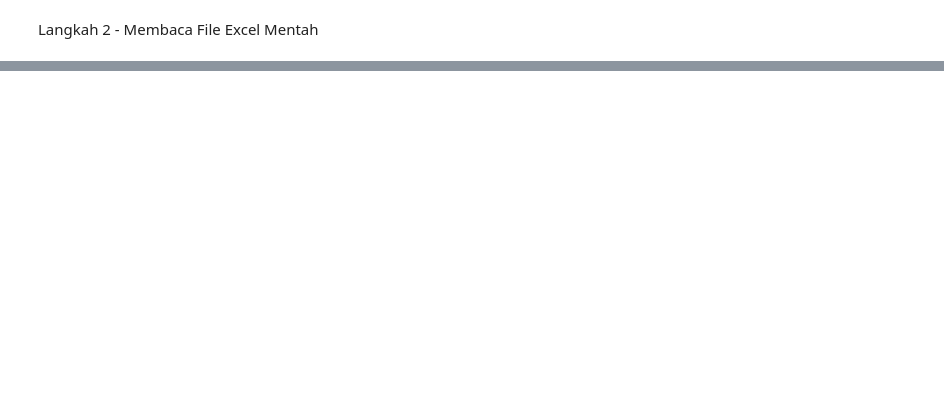
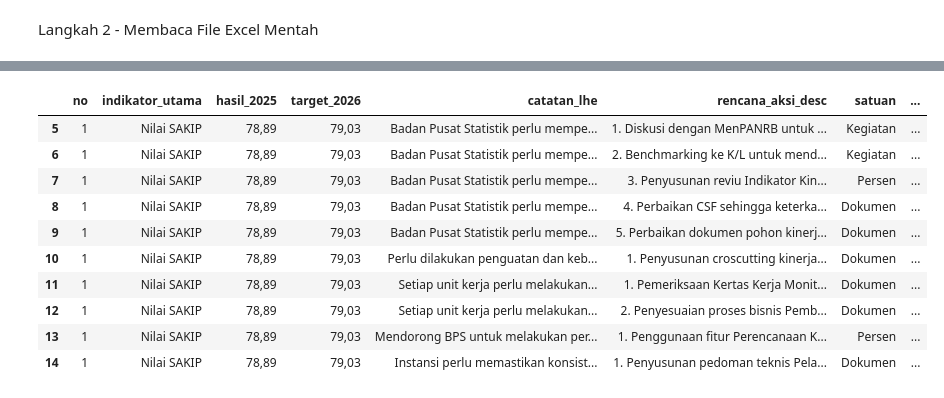
Before and after one commit to POMEST/SITEPAS_Data_Pipeline, a Jupyter notebook: notebooks/01_data_extraction.ipynb, the cells around one changed output, grey strips where cells are left out. Saved outputs shown, nothing was run; the diff lists cells and outputs as text; code cells hidden in the pictures; blank space fills up the shorter version.

```diff
--- a/notebooks/01_data_extraction.ipynb
+++ b/notebooks/01_data_extraction.ipynb
@@ -25,0 +62,33 @@ ImportError: Missing optional dependency 'openpyxl'.  Use pip or conda to instal
+# %%
+# 1. Slicing: Kita ambil dari baris ke-5 sampai bawah, dan ambil 17 kolom pertama saja
+df_clean = df_general.iloc[5:, :17].copy()
+
+# 2. Renaming: Mengganti nama kolom agar rapi dan sesuai ERD kita
+df_clean.columns = [
+    'no', 'indikator_utama', 'hasil_2025', 'target_2026',
+    'catatan_lhe', 'rencana_aksi_desc', 'satuan', 'indikator_output',
+    'tw1', 'tw2', 'tw3', 'tw4', 'target_total',
+    'anggaran', 'keterangan', 'pic_koordinator', 'pic_pelaksana'
+]
+
+# 3. Forward Fill (ffill): Menambal nilai NaN di kolom induk akibat merged cells di Excel
+kolom_induk = ['no', 'indikator_utama', 'hasil_2025', 'target_2026', 'catatan_lhe']
+df_clean[kolom_induk] = df_clean[kolom_induk].ffill()
+
+# 4. Cleansing tambahan: Membuang baris yang kolom rencana aksi-nya benar-benar kosong
+df_clean = df_clean.dropna(subset=['rencana_aksi_desc'])
+
+# Tampilkan hasilnya!
+df_clean.head(10)
+# %% [output]
+|  | no | indikator_utama | hasil_2025 | target_2026 | catatan_lhe | rencana_aksi_desc | satuan | ... |
+| 5 | 1 | Nilai SAKIP | 78,89 | 79,03 | Badan Pusat Statistik perlu mempe... | 1. Diskusi dengan MenPANRB untuk ... | Kegiatan | ... |
+| 6 | 1 | Nilai SAKIP | 78,89 | 79,03 | Badan Pusat Statistik perlu mempe... | 2. Benchmarking ke K/L untuk mend... | Kegiatan | ... |
+| 7 | 1 | Nilai SAKIP | 78,89 | 79,03 | Badan Pusat Statistik perlu mempe... | 3. Penyusunan reviu Indikator Kin... | Persen | ... |
+| 8 | 1 | Nilai SAKIP | 78,89 | 79,03 | Badan Pusat Statistik perlu mempe... | 4. Perbaikan CSF sehingga keterka... | Dokumen | ... |
+| 9 | 1 | Nilai SAKIP | 78,89 | 79,03 | Badan Pusat Statistik perlu mempe... | 5. Perbaikan dokumen pohon kinerj... | Dokumen | ... |
+| 10 | 1 | Nilai SAKIP | 78,89 | 79,03 | Perlu dilakukan penguatan dan keb... | 1. Penyusunan croscutting kinerja... | Dokumen | ... |
+| 11 | 1 | Nilai SAKIP | 78,89 | 79,03 | Setiap unit kerja perlu melakukan... | 1. Pemeriksaan Kertas Kerja Monit... | Dokumen | ... |
+| 12 | 1 | Nilai SAKIP | 78,89 | 79,03 | Setiap unit kerja perlu melakukan... | 2. Penyesuaian proses bisnis Pemb... | Dokumen | ... |
+| 13 | 1 | Nilai SAKIP | 78,89 | 79,03 | Mendorong BPS untuk melakukan per... | 1. Penggunaan fitur Perencanaan K... | Persen | ... |
+| 14 | 1 | Nilai SAKIP | 78,89 | 79,03 | Instansi perlu memastikan konsist... | 1. Penyusunan pedoman teknis Pela... | Dokumen | ... |
```
Also changed, not shown: parts of 8 cells of this notebook.
